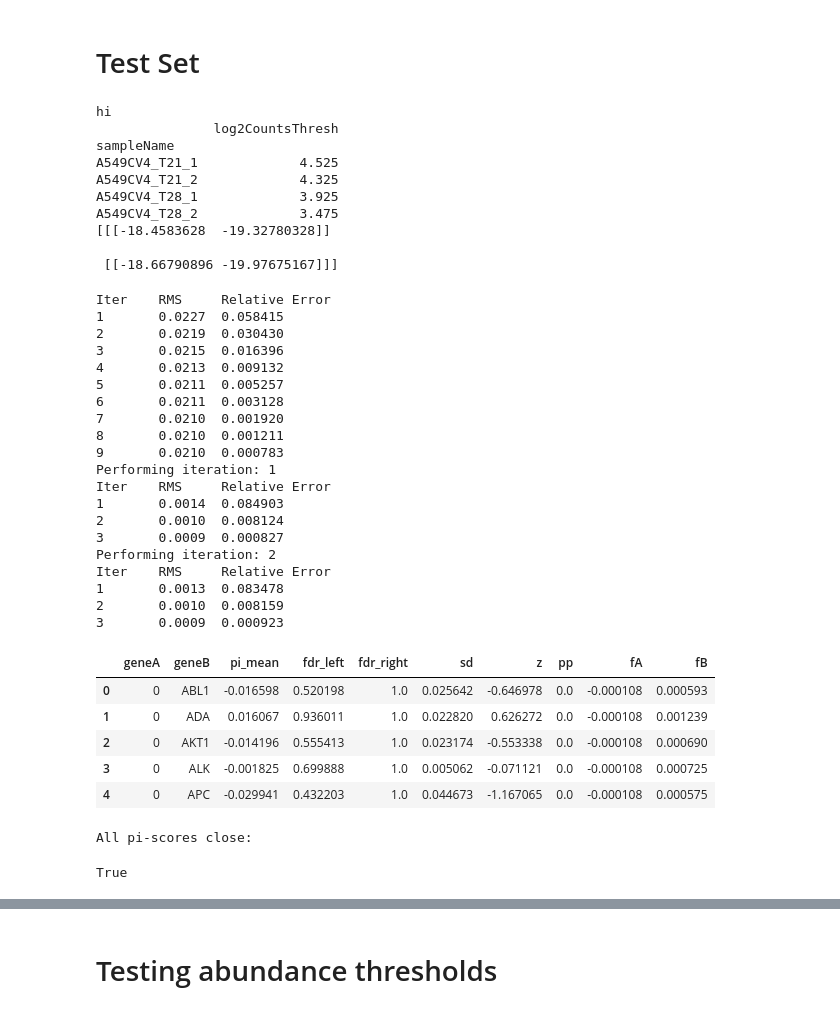
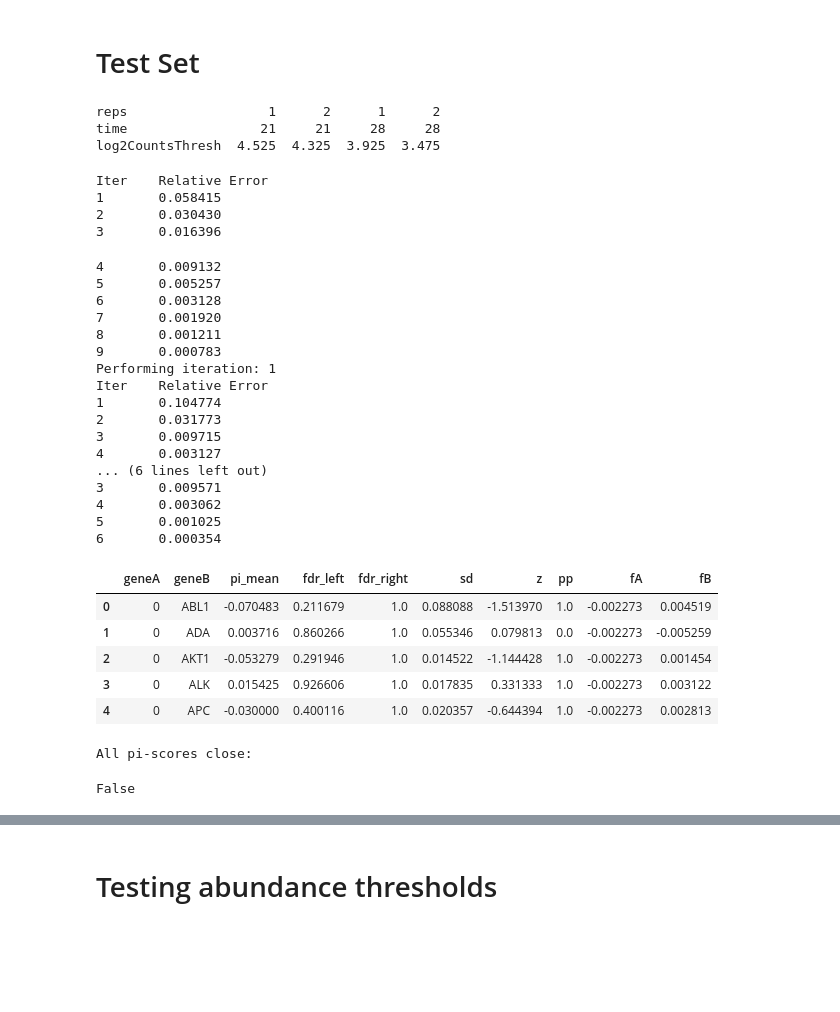
Before and after one commit to bpmunson/ctg, a Jupyter notebook: src/Example_Execution-Copy1.ipynb, the cells around one changed output, grey strips where cells are left out. Cells and saved outputs as stored; diff of their text form; code cells hidden in the pictures; blank space fills up the shorter version.

Commit message:
Cleaning up scoring for command line utility.

```diff
--- a/src/Example_Execution-Copy1.ipynb
+++ b/src/Example_Execution-Copy1.ipynb
@@ -22,69 +17,63 @@ TEST_SET = os.path.join(BASE, 'data', 'test_data','input_data', 'TestSet8')
 # %%
 abundance_file = os.path.join(TEST_SET, "TestSet8_abundance_thresholds.txt")
 counts_file = os.path.join(TEST_SET, "TestSet8_timepoint_counts.txt")
 
 #abundance_file = "/cellar/users/bpmunson/crappy/data/test_data/input_data/TestSet8/TestSet8_abundance_thresholds.txt"
 #counts_file = "/cellar/users/bpmunson/crappy/data/test_data/input_data/TestSet8/TestSet8_timepoint_counts.txt"
 times = np.array([21,28])
 
 # initialize screen object
-screen = dual_crispr_screen.Screen(counts_file, times, abundance_file)
+screen = Scorer.Scorer(counts_file, times, abundance_file)
 
 # set some parameters
 # number of iterations to perform
-screen.options.niter = 2
-screen.options.testing = True
-screen.options.null_target_id = '0'
-screen.options.verbose = True
+screen.niter = 2
+screen.testing = True
+screen.null_target_id = '0'
+screen.verbose = True
 
 # perform construct fitness calculation
 screen.run_construct_fitting()
 
 # run bootstraps
-screen.run_bootstrap()
+screen.run_sampling()
 
 # summarize results
 screen.summarize()
 
 # view results
 screen.results.head()
 # %% [output]
-hi
-               log2CountsThresh
-sampleName
-A549CV4_T21_1             4.525
-A549CV4_T21_2             4.325
-A549CV4_T28_1             3.925
-A549CV4_T28_2             3.475
-[[[-18.4583628  -19.32780328]]
-
- [[-18.66790896 -19.97675167]]]
+reps                  1      2      1      2
+time                 21     21     28     28
+log2CountsThresh  4.525  4.325  3.925  3.475
-Iter    RMS     Relative Error
-1       0.0227  0.058415
-2       0.0219  0.030430
-3       0.0215  0.016396
-4       0.0213  0.009132
-5       0.0211  0.005257
-6       0.0211  0.003128
-7       0.0210  0.001920
-8       0.0210  0.001211
-9       0.0210  0.000783
-Performing iteration: 1
-Iter    RMS     Relative Error
-1       0.0014  0.084903
-2       0.0010  0.008124
-3       0.0009  0.000827
-Performing iteration: 2
-Iter    RMS     Relative Error
-1       0.0013  0.083478
-2       0.0010  0.008159
-3       0.0009  0.000923
+Iter    Relative Error
+1       0.058415
+2       0.030430
+3       0.016396
+4       0.009132
+5       0.005257
+6       0.003128
+7       0.001920
+8       0.001211
+9       0.000783
+Performing iteration: 1
+Iter    Relative Error
+1       0.104774
+2       0.031773
+3       0.009715
+4       0.003127
+... (6 lines left out)
+3       0.009571
+4       0.003062
+5       0.001025
+6       0.000354
 |  | geneA | geneB | pi_mean | fdr_left | fdr_right | sd | z | pp | fA | fB |
-| 0 | 0 | ABL1 | -0.016598 | 0.520198 | 1.0 | 0.025642 | -0.646978 | 0.0 | -0.000108 | 0.000593 |
-| 1 | 0 | ADA | 0.016067 | 0.936011 | 1.0 | 0.022820 | 0.626272 | 0.0 | -0.000108 | 0.001239 |
-| 2 | 0 | AKT1 | -0.014196 | 0.555413 | 1.0 | 0.023174 | -0.553338 | 0.0 | -0.000108 | 0.000690 |
-| 3 | 0 | ALK | -0.001825 | 0.699888 | 1.0 | 0.005062 | -0.071121 | 0.0 | -0.000108 | 0.000725 |
-| 4 | 0 | APC | -0.029941 | 0.432203 | 1.0 | 0.044673 | -1.167065 | 0.0 | -0.000108 | 0.000575 |
+| 0 | 0 | ABL1 | -0.070483 | 0.211679 | 1.0 | 0.088088 | -1.513970 | 1.0 | -0.002273 | 0.004519 |
+| 1 | 0 | ADA | 0.003716 | 0.860266 | 1.0 | 0.055346 | 0.079813 | 0.0 | -0.002273 | -0.005259 |
+| 2 | 0 | AKT1 | -0.053279 | 0.291946 | 1.0 | 0.014522 | -1.144428 | 1.0 | -0.002273 | 0.001454 |
+| 3 | 0 | ALK | 0.015425 | 0.926606 | 1.0 | 0.017835 | 0.331333 | 1.0 | -0.002273 | 0.003122 |
+| 4 | 0 | APC | -0.030000 | 0.400116 | 1.0 | 0.020357 | -0.644394 | 1.0 | -0.002273 | 0.002813 |
 # %%
 ### Compare to CTG benchmark pi scores
 # %%
@@ -104,7 +93,7 @@ print('All pi-scores close:')
 np.allclose(comb['pi_mean'],comb['pi'], atol=1e-6, equal_nan=True)
 # %% [output]
 All pi-scores close:
-True
+False
 # %%
 %%R -i comb
 jointPlot <- function(df, alpha=0.1, title=NULL, correlation=FALSE){
```
Also changed, not shown: parts of 4 cells of this notebook, 6 other files.
